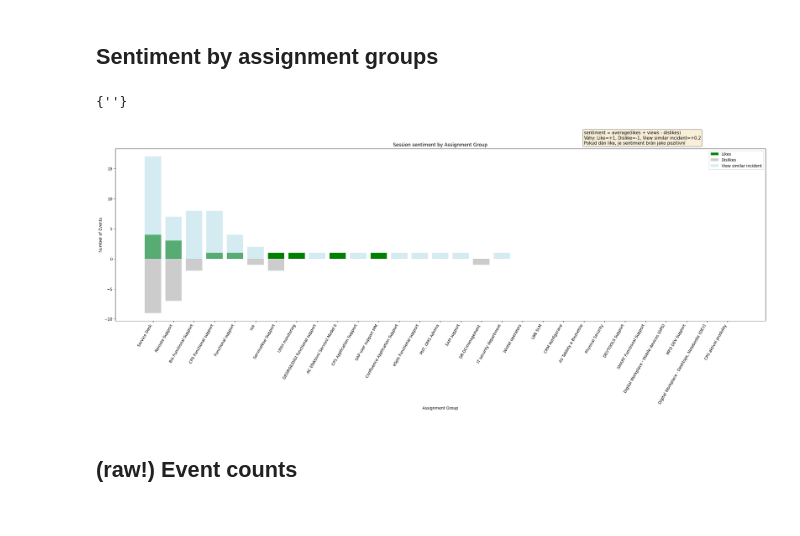
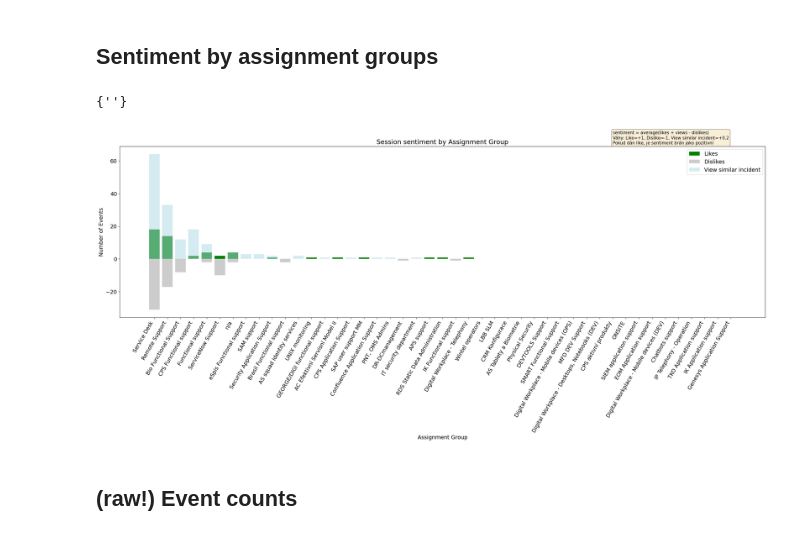
Before and after one commit to the-mama-ai/msearch_csas_ux_analysis, a Jupyter notebook: analysis.ipynb, the cells around one changed output. Cells and saved outputs as stored; diff of their text form; code cells hidden in the pictures.

Commit message:
new logs and minor code/graph update

```diff
--- a/analysis.ipynb
+++ b/analysis.ipynb
@@ -11,6 +11,7 @@ import pandas as pd
 ## Parse the events from csas_logs.csv .
 # %%
 csv_file_path = 'ui_logs_2023-03-20 16_29_49.774183.csv'
+csv_file_path = 'ui_logs_2023-04-06 13_50_36.138784.csv'
 
 events = filter_events_by_time(
     events=parse_all_events_from_csv(csv_file_path),
@@ -86,5 +95,5 @@ b947cbfb-7505-40bc-aa85-5d4e4b5efcbe : INC50402951  toggled 2 likes
 # %%
-events = untoggled_events
+# events = untoggled_events
 df: pd.DataFrame = pd.DataFrame.from_records([event.to_dict() for event in events])
 # %% [markdown]
 ## Normalized queries sentiment during time.
@@ -230,0 +254,36 @@ Text(0.5, 1.0, 'session sentiments counts')
+# %%
+views_count = len([1 for path in sentiment_paths.values() if path.only_view])
+likes_count = len([1 for path in sentiment_paths.values() if not path.only_view and path.sentiment > 0])
+dislike_count = len([1 for path in sentiment_paths.values() if not path.only_view and path.sentiment < 0])
+
+DISLIKE_MULTIPLE_CLICKS_BUG_CORRECTION = 4 + 1
+dislike_count -= DISLIKE_MULTIPLE_CLICKS_BUG_CORRECTION
+
+without_sentiment_session_count = len([event for event in events
+                                       if event.event_type not in [EventType.LIKE, EventType.DISLIKE,
+                                                                   EventType.VIEW_SIMILAR_INCIDENT]])
+without_sentiment_session_count = 10
+f, ax = plt.subplots(figsize=(12, 12))
+import math
+
+undecided_count = math.ceil(dislike_count - dislike_count * DISLIKE_WEIGHT)
+dislike_count = int(dislike_count * DISLIKE_WEIGHT)
+plt.bar(
+    ['"implicit likes"\nonly view similar incident', 'session sentiment\n positive', 'session sentiment\n negative',
+     'not relevant'],
+    [views_count, likes_count, dislike_count, undecided_count],
+    color=['lightblue', 'green', 'grey', 'peru']  #
+)
+plt.rcParams.update({'font.size': 14})
+
+plt.text(0, views_count / 2, f"{views_count}", size=18, weight='bold', style='oblique', color='white')
+plt.text(1, likes_count / 2, f"{likes_count}", size=18, weight='bold', style='oblique', color='white')
+plt.text(2, dislike_count / 2, f"{dislike_count}", size=18, weight='bold', style='oblique', color='white')
+plt.text(3, undecided_count / 2, f"{undecided_count}", size=18, weight='bold', style='oblique', color='white')
+plt.text(1, 195, f"sentiment = average(likes - dislikes)\n"
+                    f"váhy: like=1, dislike=1\n"
+                    f"pokud dán like, je sentiment brán jako pozitivní\n"
+         f"dle manuální analýzy dat, je jen {DISLIKE_WEIGHT*100:0.0f}% disliků relevantních",
+
+         size=14, bbox=dict(boxstyle='round', facecolor='wheat', alpha=0.5))
+plt.title('session sentiments counts')
@@ -283,37 +345,37 @@ dislikes_values = [-1 * sentiment_assignment_groups[group_name].dislikes for gro
 view_similar_incident_values = [sentiment_assignment_groups[group_name].view_similar_incident for group_name in
                                 unique_assignment_groups]
 
 # set up the bar plot
 f, ax = plt.subplots(figsize=(30, 8))
 index = range(len(sentiment_assignment_groups))
 
 # plot the likes and dislikes bars side-by-side for each assignment group
 rects1 = ax.bar(index, likes_values, color='g', label='Likes')
 rects2 = ax.bar(index, dislikes_values, color='grey', alpha=0.4, label='Dislikes')
 rects3 = ax.bar(index, view_similar_incident_values, alpha=0.5, color='lightblue', label='View similar incident')
 
 # add labels and title to the plot
 ax.set_xlabel('Assignment Group')
 ax.set_ylabel('Number of Events')
 ax.set_title('Session sentiment by Assignment Group')
 ax.set_xticks(index)
 # ax.set_xticklabels(unique_assignment_groups, rotation='35')
 # plt.xticks(ticks=list(range(len(unique_assignment_groups))),
 #            labels=[unique_assignment_groups[i] for i in sorted_indices], rotation=60, ha='right')
 plt.xticks(ticks=list(range(len(unique_assignment_groups))),
            labels=unique_assignment_groups, rotation=60, ha='right')
 
-plt.text(21, 19, f"sentiment = average(likes + views - dislikes)\n"
-                  f"Váhy: Like=+1, Dislike=-1, View similar incident=+0.2\n"
-                  f"Pokud dán like, je sentiment brán jako pozitivní",
+plt.text(35, 70, f"sentiment = average(likes + views - dislikes)\n"
+                 f"Váhy: Like=+1, Dislike=-1, View similar incident=+0.2\n"
+                 f"Pokud dán like, je sentiment brán jako pozitivní",
          size=11, bbox=dict(boxstyle='round', facecolor='wheat', alpha=0.5))
 
 ax.legend()
 # display the plot
 plt.show()
 # %% [output]
 {''}
-[figure, old version]
+[figure, new version]
 # %% [markdown]
 ## (raw!) Event counts
 # %%
```
Also changed, not shown: parts of 19 cells of this notebook, 2 other files.
